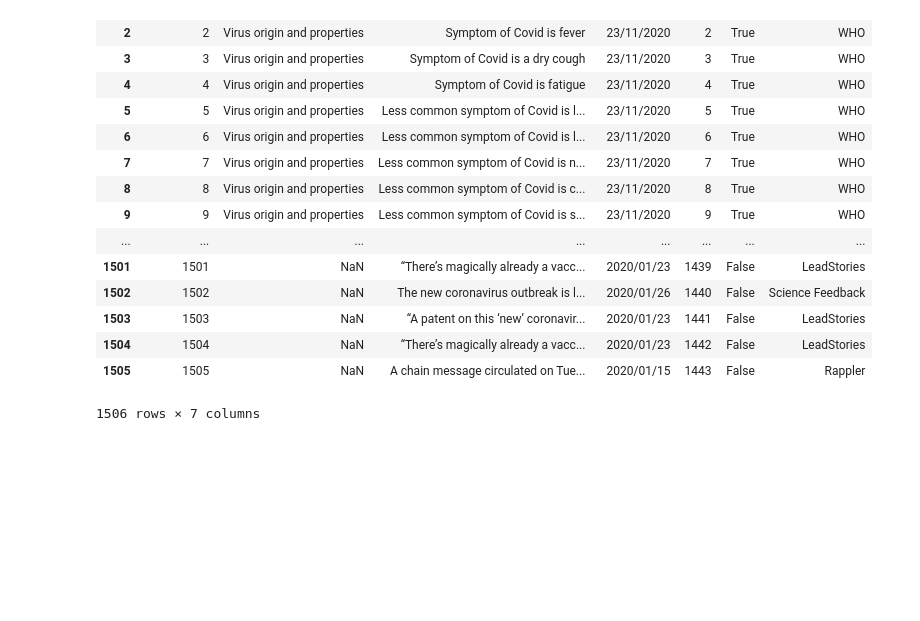
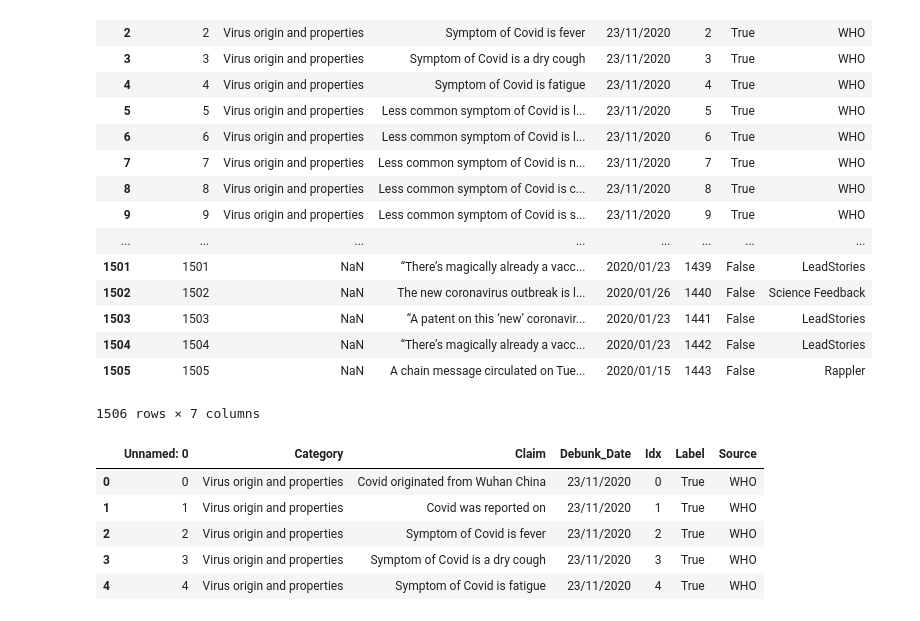
Before and after one commit to harvey-cash/covid-rumours, a Jupyter notebook: Rumour Categoriser.ipynb, the cells around one changed output. Cells and saved outputs as stored; diff of their text form; code cells hidden in the pictures; blank space fills up the shorter version.

```diff
--- a/Rumour Categoriser.ipynb
+++ b/Rumour Categoriser.ipynb
@@ -30,3 +28,15 @@ df['Claim'] = df['Claim'].str.strip()
+# %%
+df_new = df.copy()
+df_new['Claim'] = df_new['Claim'].str.replace(r'[_\W\d]',' ')
+df_new.reindex()
+df_new.head()
+# %% [output]
+|  | Unnamed: 0 | Category | Claim | Debunk_Date | Idx | Label | Source |
+| 0 | 0 | Virus origin and properties | Covid originated from Wuhan China | 23/11/2020 | 0 | True | WHO |
+| 1 | 1 | Virus origin and properties | Covid was reported on | 23/11/2020 | 1 | True | WHO |
+| 2 | 2 | Virus origin and properties | Symptom of Covid is fever | 23/11/2020 | 2 | True | WHO |
+| 3 | 3 | Virus origin and properties | Symptom of Covid is a dry cough | 23/11/2020 | 3 | True | WHO |
+| 4 | 4 | Virus origin and properties | Symptom of Covid is fatigue | 23/11/2020 | 4 | True | WHO |
 # %%
 import nltk
 from nltk.tokenize import word_tokenize
```
Also changed, not shown: parts of 7 cells of this notebook.
